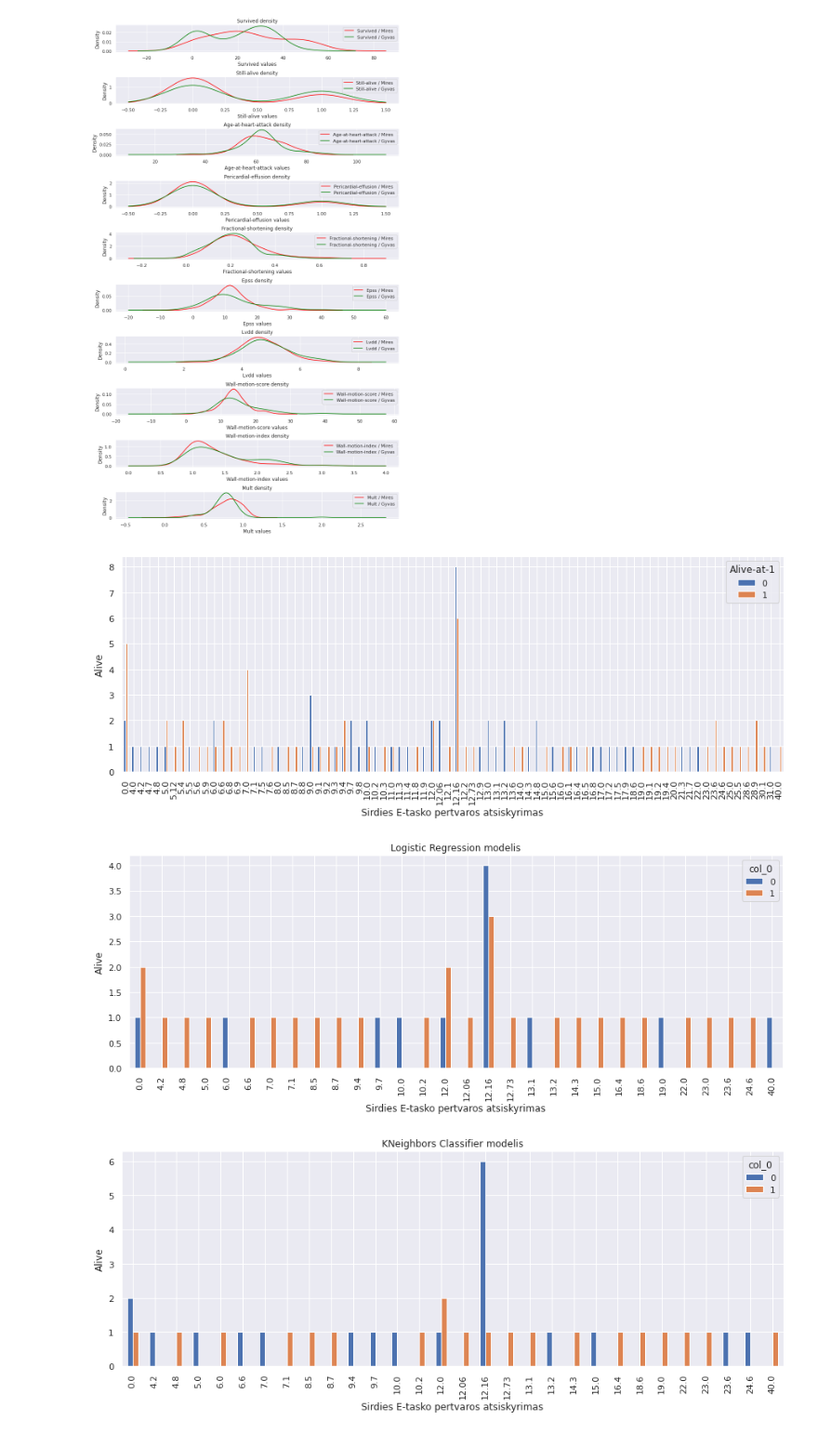
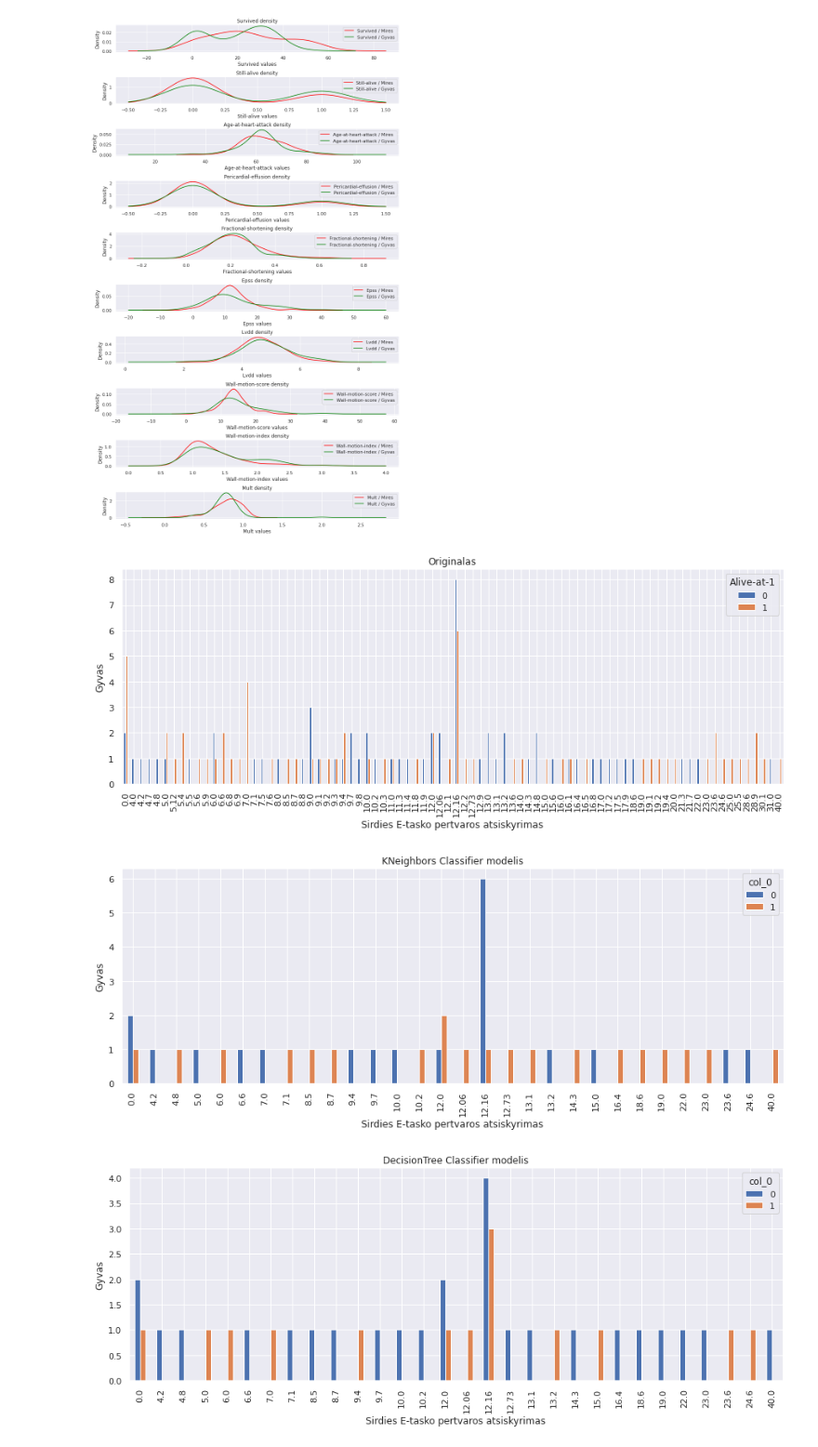
Before and after one commit to KarolisBarzdzius/Api, a Jupyter notebook: Pristat.ipynb, the cells around one changed output. Shown at 93% size. Saved outputs shown, nothing was run; the diff lists cells and outputs as text; code cells hidden in the pictures.

```diff
--- a/Pristat.ipynb
+++ b/Pristat.ipynb
@@ -365,28 +364,29 @@ plot_densities(data)
 %matplotlib inline
 # %%
 pd.crosstab(data['Epss'].round(2),data['Alive-at-1']).plot(kind='bar',figsize=(15,5))
+plt.title("Originalas")
 plt.xlabel('Sirdies E-tasko pertvaros atsiskyrimas')
-plt.ylabel('Alive')
+plt.ylabel('Gyvas')
+plt.show()
+
+pd.crosstab(X_test['Epss'].round(2),knn_pred).plot(kind='bar',figsize=(15,5))
+plt.title('KNeighbors Classifier modelis')
+plt.xlabel('Sirdies E-tasko pertvaros atsiskyrimas')
+plt.ylabel('Gyvas')
+plt.show()
+
+pd.crosstab(X_test['Epss'].round(2),dectree_pred).plot(kind='bar',figsize=(15,5))
+plt.title('DecisionTree Classifier modelis')
+plt.xlabel('Sirdies E-tasko pertvaros atsiskyrimas')
+plt.ylabel('Gyvas')
 plt.show()
 
 pd.crosstab(X_test['Epss'].round(2),lg_pred).plot(kind='bar',figsize=(15,5))
 plt.title('Logistic Regression modelis')
 plt.xlabel('Sirdies E-tasko pertvaros atsiskyrimas')
-plt.ylabel('Alive')
+plt.ylabel('Gyvas')
 plt.show()
-
-pd.crosstab(X_test['Epss'].round(2),knn_pred).plot(kind='bar',figsize=(15,5))
-plt.title('KNeighbors Classifier modelis')
-plt.xlabel('Sirdies E-tasko pertvaros atsiskyrimas')
-plt.ylabel('Alive')
-plt.show()
-
-pd.crosstab(X_test['Epss'].round(2),dectree_pred).plot(kind='bar',figsize=(15,5))
-plt.title('DecisionTree Classifier modelis')
-plt.xlabel('Sirdies E-tasko pertvaros atsiskyrimas')
-plt.ylabel('Alive')
-plt.show()
 # %% [output]
-[figure, old version]
+[figure, new version]
-[figure, old version]
+[figure, new version]
-[figure, old version]
+[figure, new version]
```
Also changed, not shown: parts of 18 cells of this notebook.
